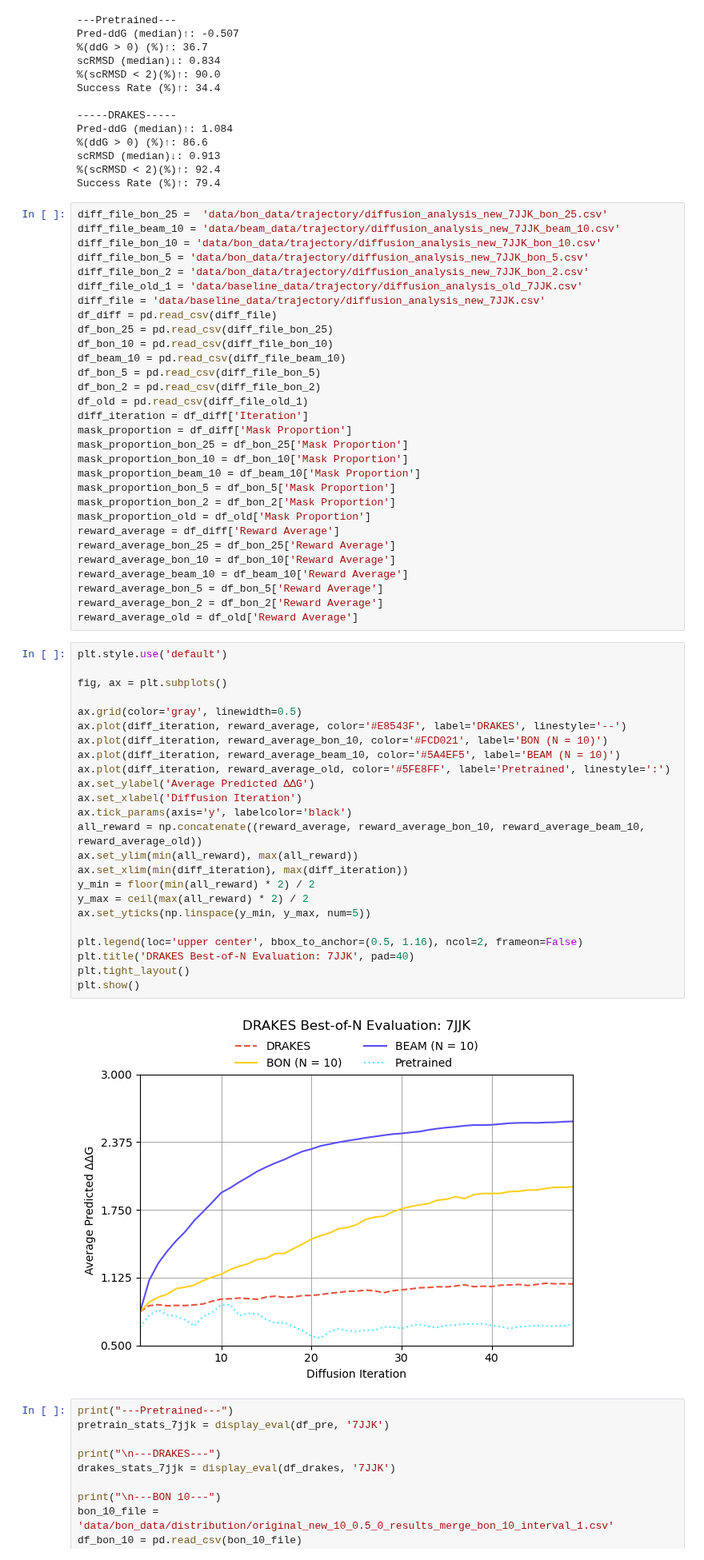
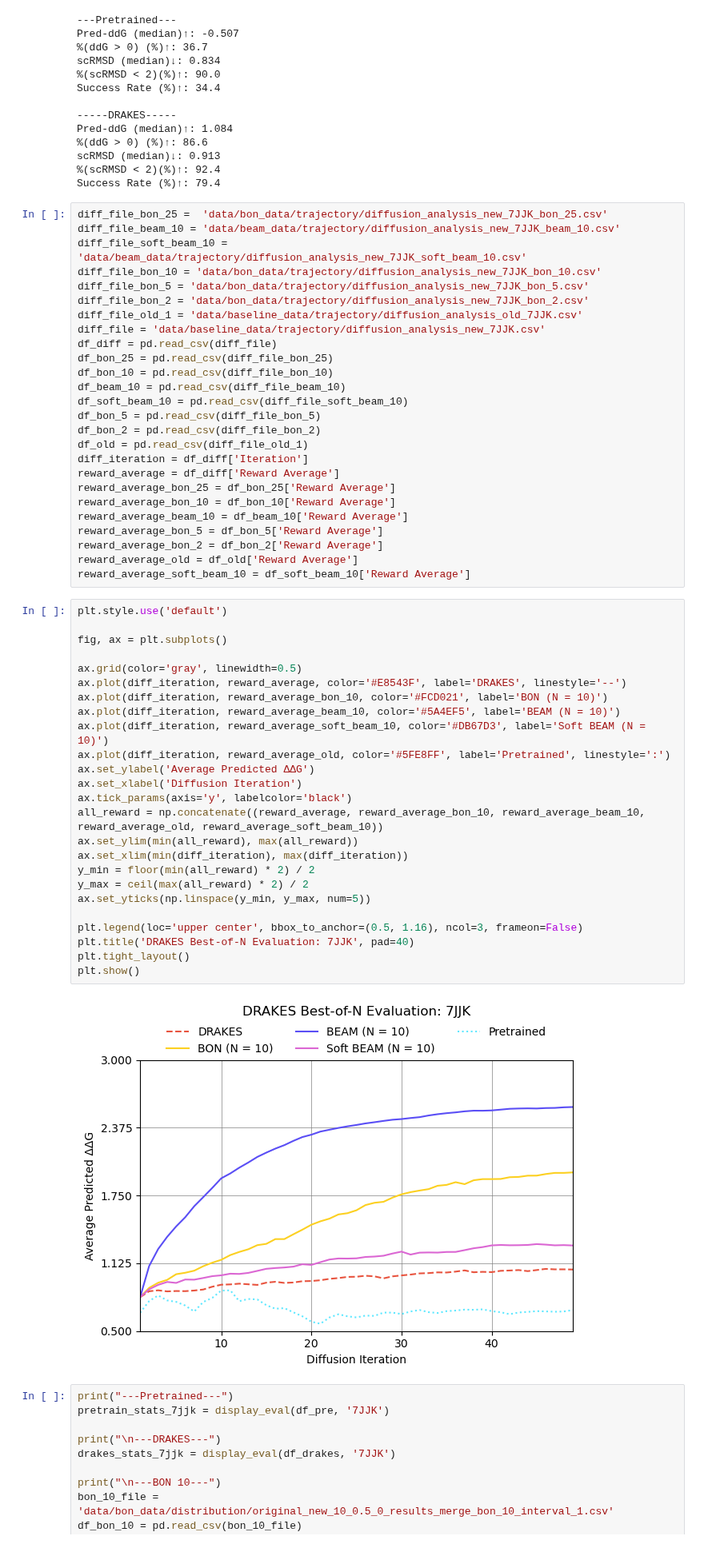
Before and after one commit to shainotshy1/BLISS_Experiments, a Jupyter notebook: DRAKES/analyze_align_drakes.ipynb, the cells around one changed output. Shown at 80% size. Saved outputs shown, nothing was run; the diff lists cells and outputs as text.

Commit message:
soft beam data

```diff
--- a/DRAKES/analyze_align_drakes.ipynb
+++ b/DRAKES/analyze_align_drakes.ipynb
@@ -32,6 +32,7 @@ Success Rate (%)↑: 79.4
 # %%
 diff_file_bon_25 =  'data/bon_data/trajectory/diffusion_analysis_new_7JJK_bon_25.csv'
 diff_file_beam_10 = 'data/beam_data/trajectory/diffusion_analysis_new_7JJK_beam_10.csv'
+diff_file_soft_beam_10 = 'data/beam_data/trajectory/diffusion_analysis_new_7JJK_soft_beam_10.csv'
 diff_file_bon_10 = 'data/bon_data/trajectory/diffusion_analysis_new_7JJK_bon_10.csv'
 diff_file_bon_5 = 'data/bon_data/trajectory/diffusion_analysis_new_7JJK_bon_5.csv'
 diff_file_bon_2 = 'data/bon_data/trajectory/diffusion_analysis_new_7JJK_bon_2.csv'
@@ -41,17 +42,11 @@ df_diff = pd.read_csv(diff_file)
 df_bon_25 = pd.read_csv(diff_file_bon_25)
 df_bon_10 = pd.read_csv(diff_file_bon_10)
 df_beam_10 = pd.read_csv(diff_file_beam_10)
+df_soft_beam_10 = pd.read_csv(diff_file_soft_beam_10)
 df_bon_5 = pd.read_csv(diff_file_bon_5)
 df_bon_2 = pd.read_csv(diff_file_bon_2)
 df_old = pd.read_csv(diff_file_old_1)
 diff_iteration = df_diff['Iteration']
-mask_proportion = df_diff['Mask Proportion']
-mask_proportion_bon_25 = df_bon_25['Mask Proportion']
-mask_proportion_bon_10 = df_bon_10['Mask Proportion']
-mask_proportion_beam_10 = df_beam_10['Mask Proportion']
-mask_proportion_bon_5 = df_bon_5['Mask Proportion']
-mask_proportion_bon_2 = df_bon_2['Mask Proportion']
-mask_proportion_old = df_old['Mask Proportion']
 reward_average = df_diff['Reward Average']
 reward_average_bon_25 = df_bon_25['Reward Average']
 reward_average_bon_10 = df_bon_10['Reward Average']
@@ -59,32 +54,34 @@ reward_average_beam_10 = df_beam_10['Reward Average']
 reward_average_bon_5 = df_bon_5['Reward Average']
 reward_average_bon_2 = df_bon_2['Reward Average']
 reward_average_old = df_old['Reward Average']
+reward_average_soft_beam_10 = df_soft_beam_10['Reward Average']
 # %%
 plt.style.use('default')
 
 fig, ax = plt.subplots()
 
 ax.grid(color='gray', linewidth=0.5)
 ax.plot(diff_iteration, reward_average, color='#E8543F', label='DRAKES', linestyle='--')
 ax.plot(diff_iteration, reward_average_bon_10, color='#FCD021', label='BON (N = 10)')
 ax.plot(diff_iteration, reward_average_beam_10, color='#5A4EF5', label='BEAM (N = 10)')
+ax.plot(diff_iteration, reward_average_soft_beam_10, color='#DB67D3', label='Soft BEAM (N = 10)')
 ax.plot(diff_iteration, reward_average_old, color='#5FE8FF', label='Pretrained', linestyle=':')
 ax.set_ylabel('Average Predicted ΔΔG')
 ax.set_xlabel('Diffusion Iteration')
 ax.tick_params(axis='y', labelcolor='black')
-all_reward = np.concatenate((reward_average, reward_average_bon_10, reward_average_beam_10, reward_average_old))
+all_reward = np.concatenate((reward_average, reward_average_bon_10, reward_average_beam_10, reward_average_old, reward_average_soft_beam_10))
 ax.set_ylim(min(all_reward), max(all_reward))
 ax.set_xlim(min(diff_iteration), max(diff_iteration))
 y_min = floor(min(all_reward) * 2) / 2
 y_max = ceil(max(all_reward) * 2) / 2
 ax.set_yticks(np.linspace(y_min, y_max, num=5))
 
-plt.legend(loc='upper center', bbox_to_anchor=(0.5, 1.16), ncol=2, frameon=False)
+plt.legend(loc='upper center', bbox_to_anchor=(0.5, 1.16), ncol=3, frameon=False)
 plt.title('DRAKES Best-of-N Evaluation: 7JJK', pad=40)
 plt.tight_layout()
 plt.show()
 # %% [output]
-[figure, old version]
+[figure, new version]
 # %%
 print("---Pretrained---")
 pretrain_stats_7jjk = display_eval(df_pre, '7JJK')
```
Also changed, not shown: parts of 1 cell of this notebook, 1 other file.
